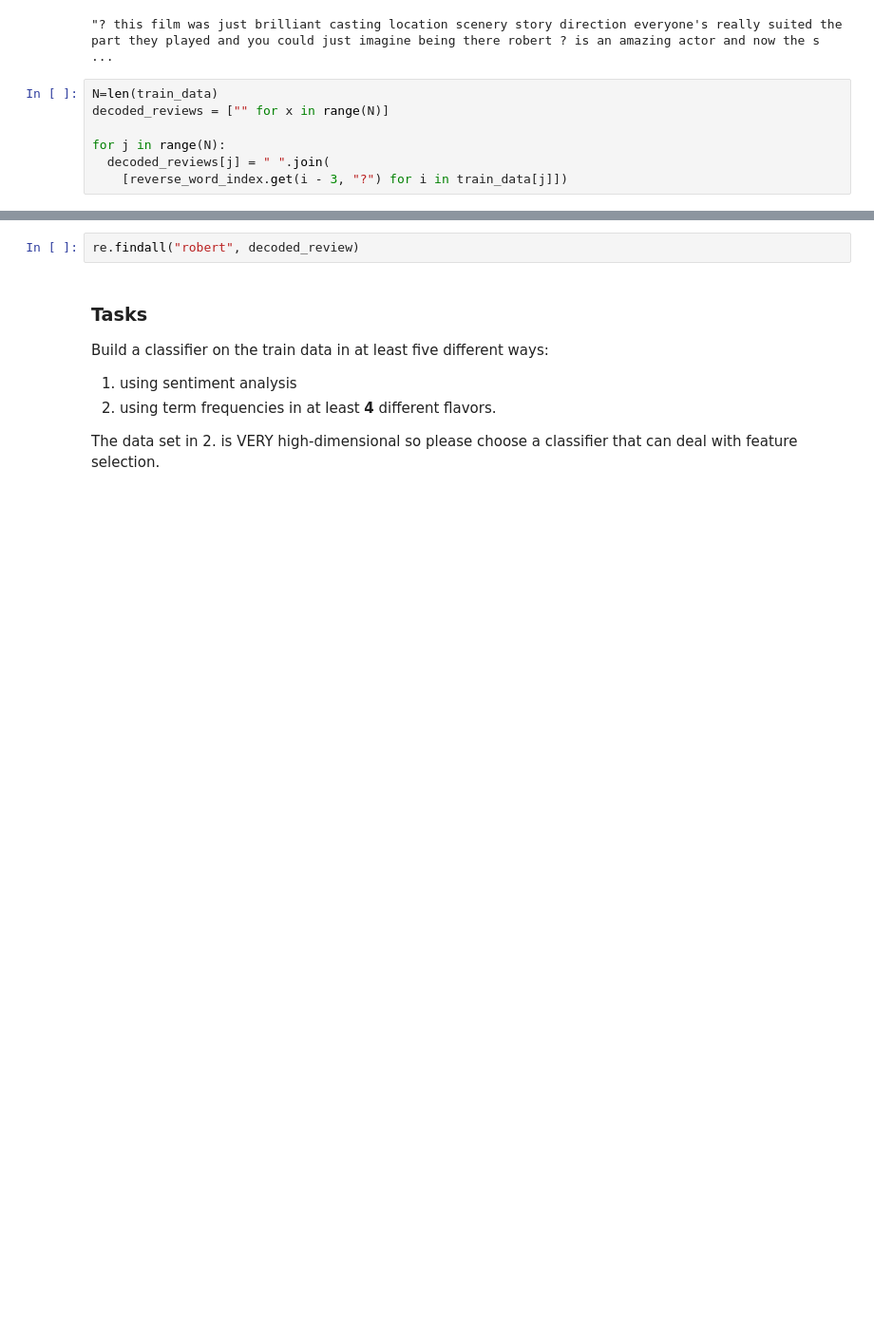
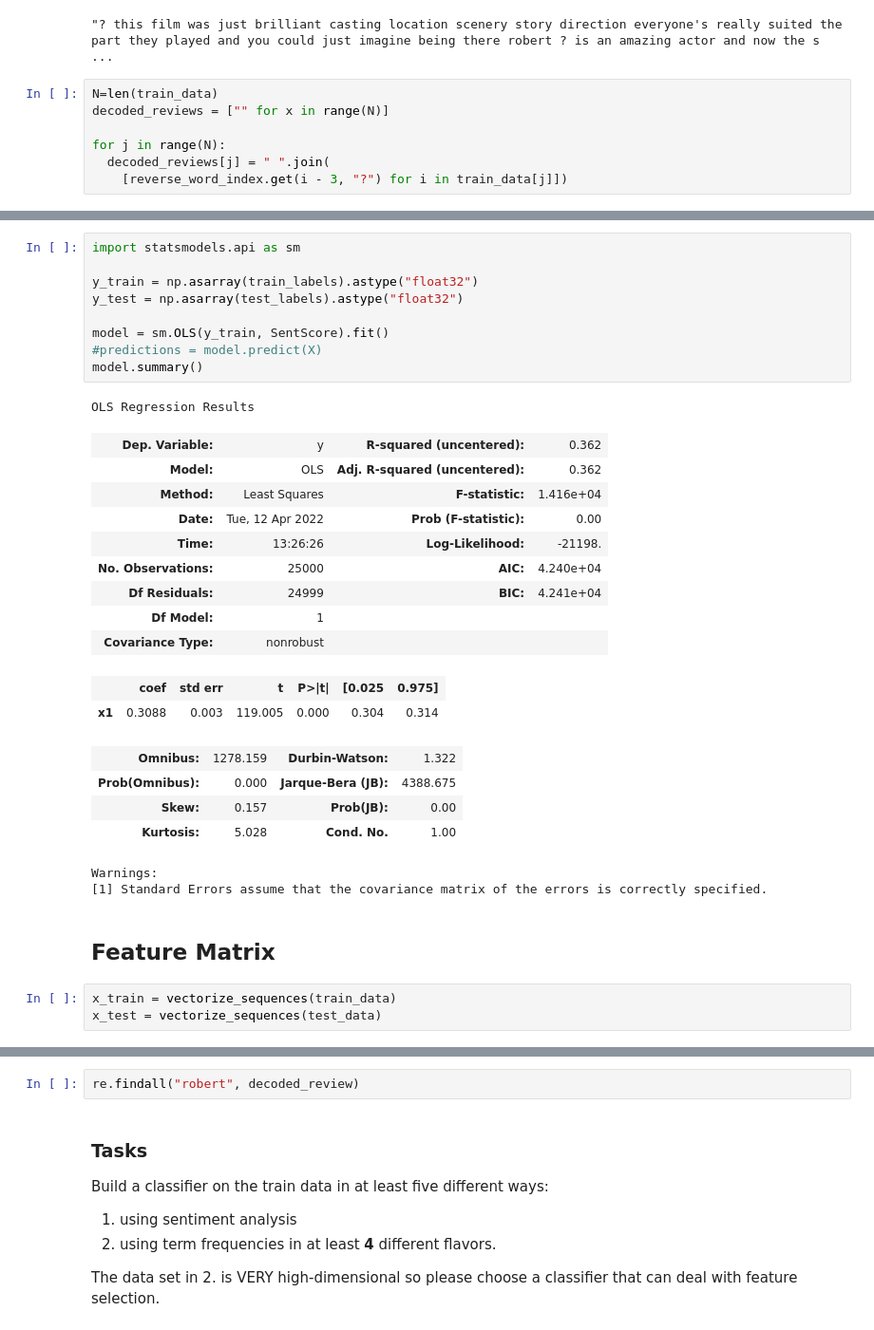
Before and after one commit to markusloecher/DataScience-HWR, a Jupyter notebook: TWSM/Class2.ipynb, the cells around one changed output, grey strips where cells are left out. Shown: that part at 95% size. Cells and saved outputs as stored; diff of their text form; blank space fills up the shorter version.

```diff
--- a/TWSM/Class2.ipynb
+++ b/TWSM/Class2.ipynb
@@ -142,0 +203,33 @@ for j in range(N):
+# %%
+import statsmodels.api as sm
+
+y_train = np.asarray(train_labels).astype("float32")
+y_test = np.asarray(test_labels).astype("float32")
+
+model = sm.OLS(y_train, SentScore).fit()
+#predictions = model.predict(X)
+model.summary()
+# %% [output]
+OLS Regression Results
+| Dep. Variable: | y | R-squared (uncentered): | 0.362 |
+| Model: | OLS | Adj. R-squared (uncentered): | 0.362 |
+| Method: | Least Squares | F-statistic: | 1.416e+04 |
+| Date: | Tue, 12 Apr 2022 | Prob (F-statistic): | 0.00 |
+| Time: | 13:26:26 | Log-Likelihood: | -21198. |
+| No. Observations: | 25000 | AIC: | 4.240e+04 |
+| Df Residuals: | 24999 | BIC: | 4.241e+04 |
+| Df Model: | 1 |  |  |
+| Covariance Type: | nonrobust |  |  |
+|  | coef | std err | t | P>|t| | [0.025 | 0.975] |
+| x1 | 0.3088 | 0.003 | 119.005 | 0.000 | 0.304 | 0.314 |
+| Omnibus: | 1278.159 | Durbin-Watson: | 1.322 |
+| Prob(Omnibus): | 0.000 | Jarque-Bera (JB): | 4388.675 |
+| Skew: | 0.157 | Prob(JB): | 0.00 |
+| Kurtosis: | 5.028 | Cond. No. | 1.00 |
+Warnings:
+[1] Standard Errors assume that the covariance matrix of the errors is correctly specified.
+# %% [markdown]
+## Feature Matrix
+# %%
+x_train = vectorize_sequences(train_data)
+x_test = vectorize_sequences(test_data)
```
Also changed, not shown: parts of 32 cells of this notebook.
